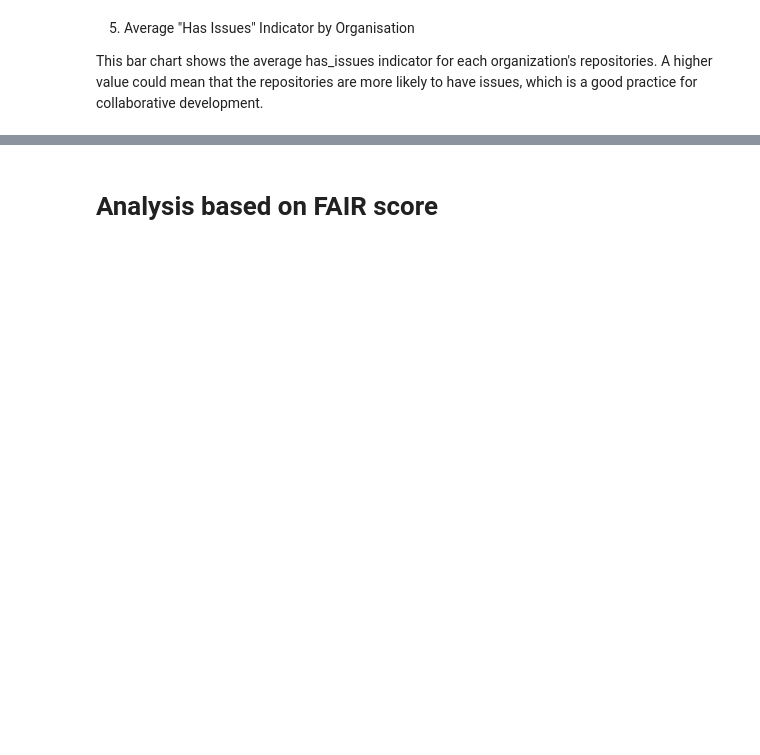
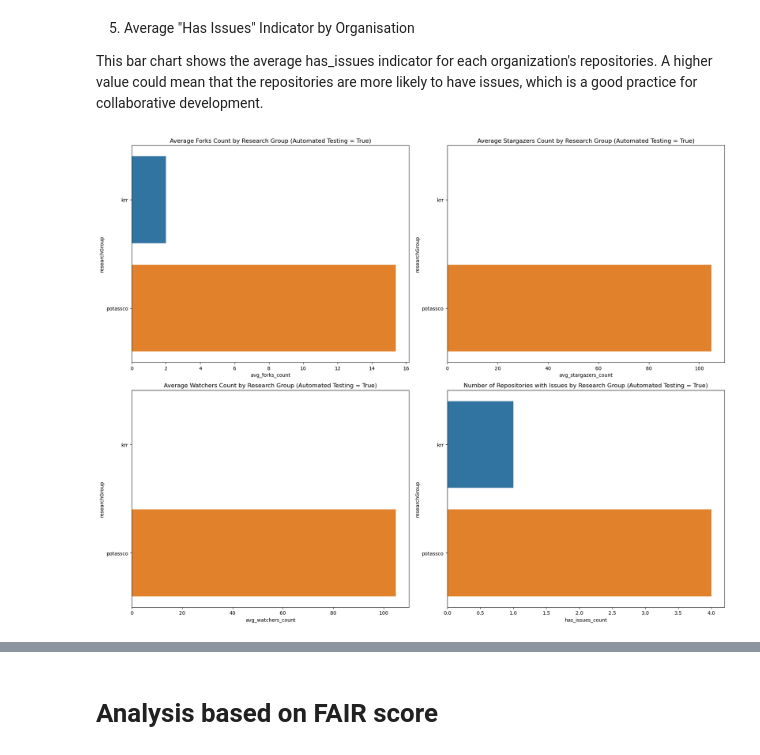
Before and after one commit to Software-Engineering-Group-UP/FAIR-test, a Jupyter notebook: Data_Collection/results/university_of_potsdam/analysis.ipynb, the cells around one changed output, grey strips where cells are left out. Drawn from its saved outputs; the diff is of its cells as text; code cells hidden in the pictures; blank space fills up the shorter version.

```diff
--- a/Data_Collection/results/university_of_potsdam/analysis.ipynb
+++ b/Data_Collection/results/university_of_potsdam/analysis.ipynb
@@ -216,4 +215,28 @@ This bar chart shows the average fork indicator for each organization's reposito
 5. Average "Has Issues" Indicator by Organisation
 
 This bar chart shows the average has_issues indicator for each organization's repositories. A higher value could mean that the repositories are more likely to have issues, which is a good practice for collaborative development.
+# %%
+# Create bar graphs for these metrics
+fig, ax = plt.subplots(2, 2, figsize=(18, 14))
+
+# Plot for avg_forks_count
+sns.barplot(x='avg_forks_count', y='researchGroup', data=grouped_automated_testing_metrics, ax=ax[0, 0])
+ax[0, 0].set_title('Average Forks Count by Research Group (Automated Testing = True)')
+
+# Plot for avg_stargazers_count
+sns.barplot(x='avg_stargazers_count', y='researchGroup', data=grouped_automated_testing_metrics, ax=ax[0, 1])
+ax[0, 1].set_title('Average Stargazers Count by Research Group (Automated Testing = True)')
+
+# Plot for avg_watchers_count
+sns.barplot(x='avg_watchers_count', y='researchGroup', data=grouped_automated_testing_metrics, ax=ax[1, 0])
+ax[1, 0].set_title('Average Watchers Count by Research Group (Automated Testing = True)')
+
+# Plot for has_issues_count
+sns.barplot(x='has_issues_count', y='researchGroup', data=grouped_automated_testing_metrics, ax=ax[1, 1])
+ax[1, 1].set_title('Number of Repositories with Issues by Research Group (Automated Testing = True)')
+
+plt.tight_layout()
+plt.show()
+# %% [output]
+[figure, added]
 # %%
```
Also changed, not shown: parts of 26 cells of this notebook, 6 other files.
